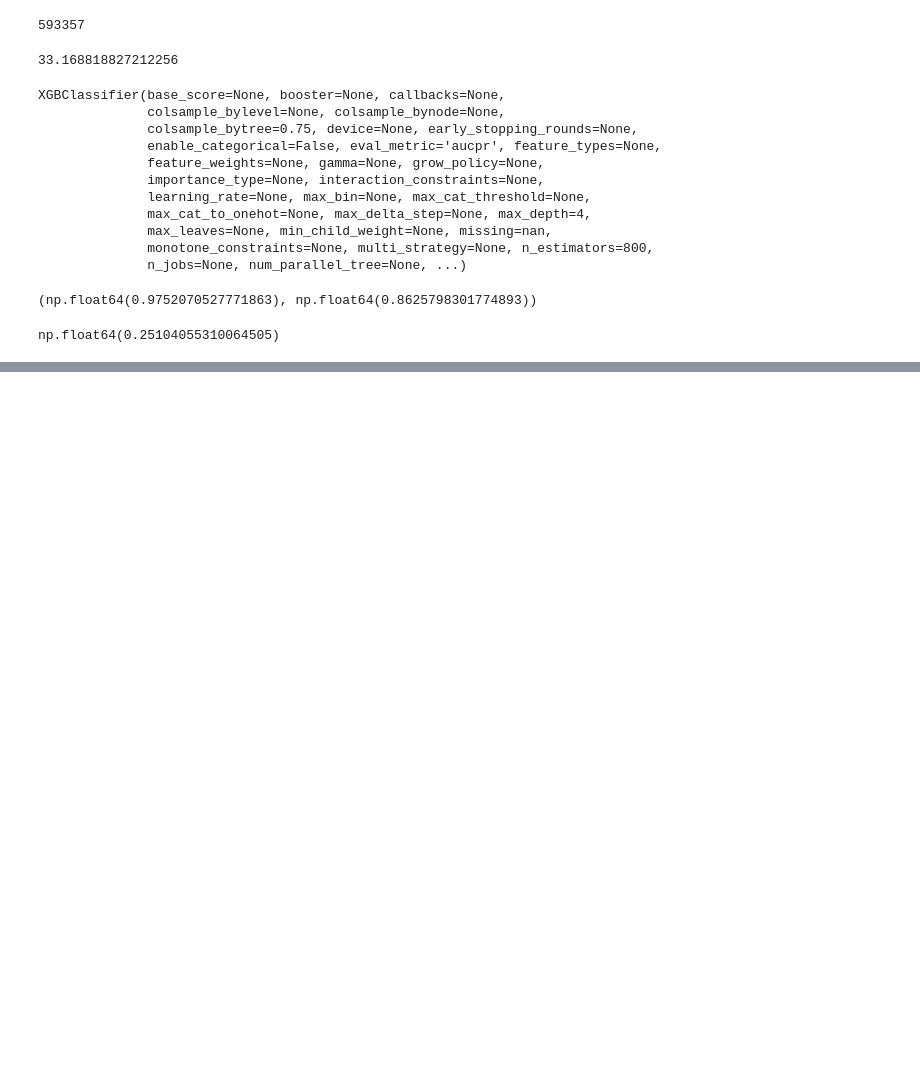
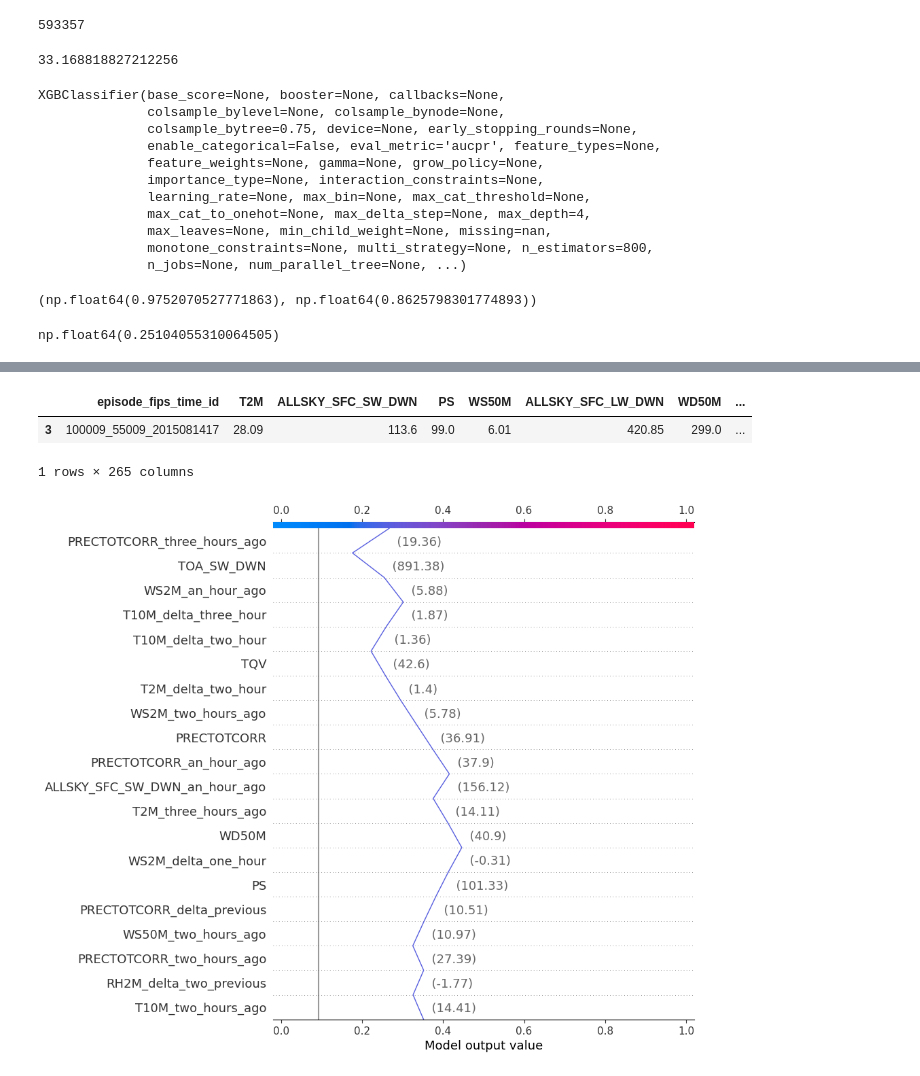
Before and after one commit to dhdzmota/dynamic-rythms, a Jupyter notebook: notebooks/dhm-09-model-test.ipynb, the cells around one changed output, grey strips where cells are left out. Saved outputs shown, nothing was run; the diff lists cells and outputs as text; code cells hidden in the pictures; blank space fills up the shorter version.

Commit message:
new_shap_plots

```diff
--- a/notebooks/dhm-09-model-test.ipynb
+++ b/notebooks/dhm-09-model-test.ipynb
@@ -250,0 +249,7 @@ shap.summary_plot(shap_values, x_test)
+# %%
+x_test2 = x_test.reset_index()
+x_test2[x_test2.episode_fips_time_id=='100009_55009_2015081417']
+# %% [output]
+|  | episode_fips_time_id | T2M | ALLSKY_SFC_SW_DWN | PS | WS50M | ALLSKY_SFC_LW_DWN | WD50M | ... |
+| 3 | 100009_55009_2015081417 | 28.09 | 113.6 | 99.0 | 6.01 | 420.85 | 299.0 | ... |
+1 rows × 265 columns
@@ -250,0 +258,7 @@ shap.summary_plot(shap_values, x_test)
+# %%
+explainer = shap.TreeExplainer(model, x_test)
+shap_values = explainer.shap_values(x_test)
+# %%
+shap.decision_plot(explainer.expected_value, shap_values[257182,:], x_test.loc['99962_34029_2015100113',:], link='logit')
+# %% [output]
+[figure, added]
```
Also changed, not shown: parts of 18 cells of this notebook, 2 other files.
